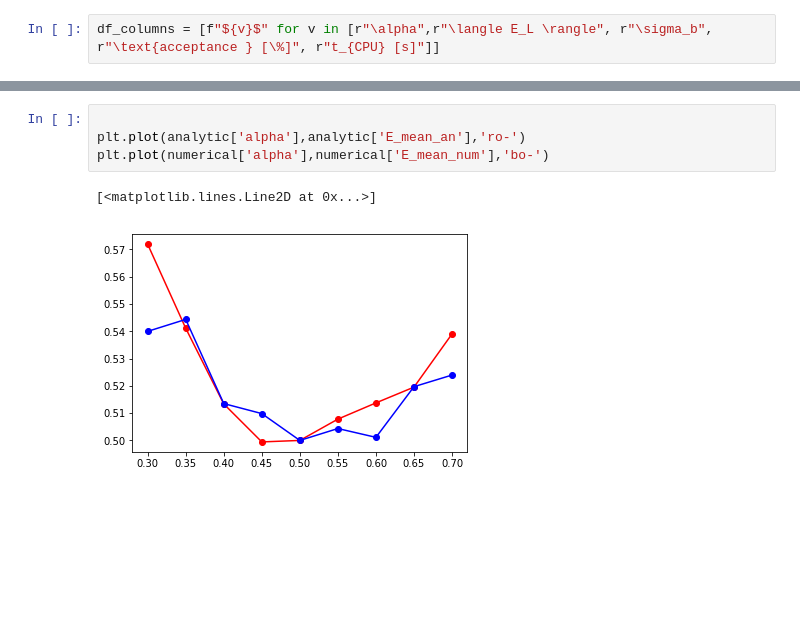
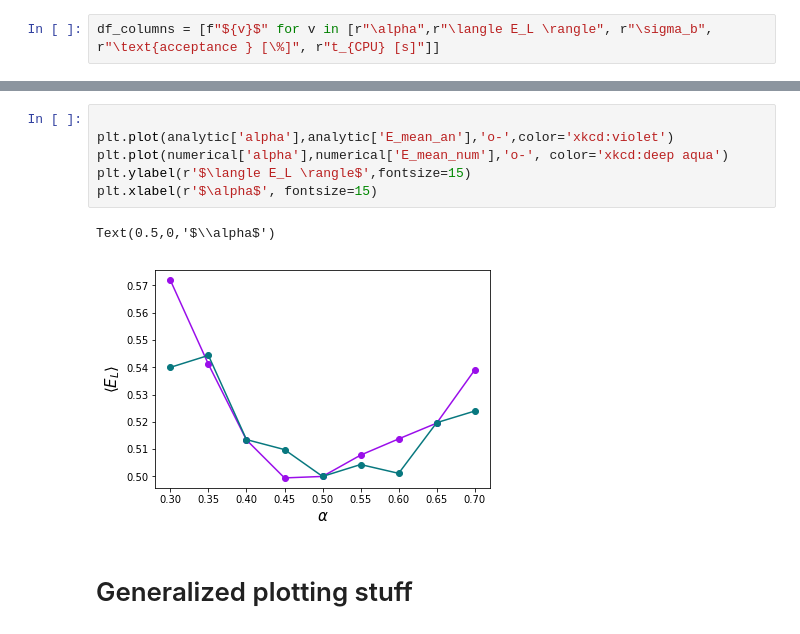
Before and after one commit to fridafu/FYS4411, a Jupyter notebook: results/plottingandtables.ipynb, the cells around one changed output, grey strips where cells are left out. Saved outputs shown, nothing was run; the diff lists cells and outputs as text; blank space fills up the shorter version.

Commit message:
more tables stuff

```diff
--- a/results/plottingandtables.ipynb
+++ b/results/plottingandtables.ipynb
@@ -212,7 +246,11 @@ print(t)
 # %%
 
-plt.plot(analytic['alpha'],analytic['E_mean_an'],'ro-')
-plt.plot(numerical['alpha'],numerical['E_mean_num'],'bo-')
+plt.plot(analytic['alpha'],analytic['E_mean_an'],'o-',color='xkcd:violet')
+plt.plot(numerical['alpha'],numerical['E_mean_num'],'o-', color='xkcd:deep aqua')
+plt.ylabel(r'$\langle E_L \rangle$',fontsize=15)
+plt.xlabel(r'$\alpha$', fontsize=15)
 # %% [output]
-[<matplotlib.lines.Line2D at 0x...>]
+Text(0.5,0,'$\\alpha$')
-[figure, old version]
+[figure, new version]
+# %% [markdown]
+# Generalized plotting stuff
```
Also changed, not shown: parts of 8 cells of this notebook.
